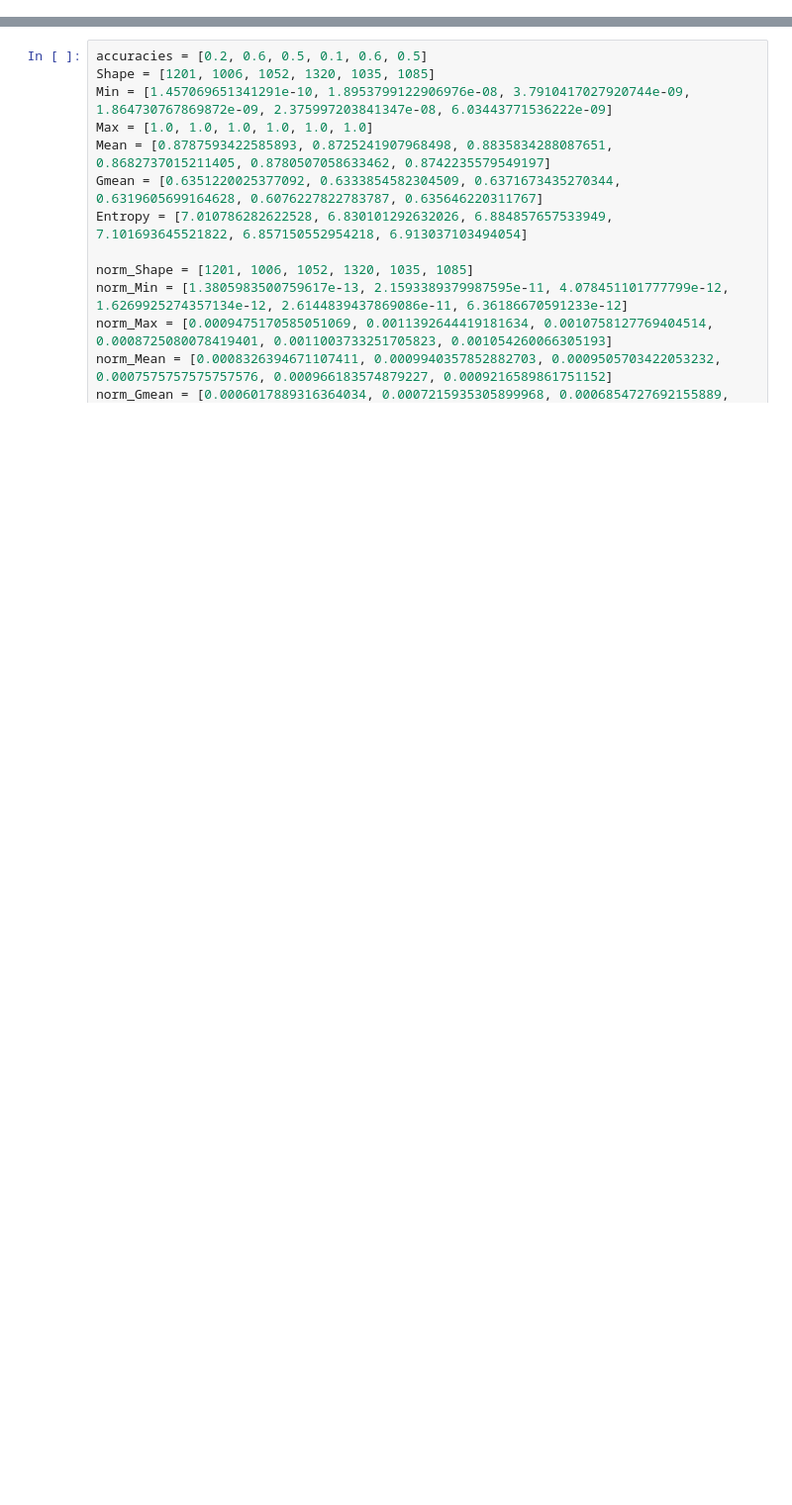
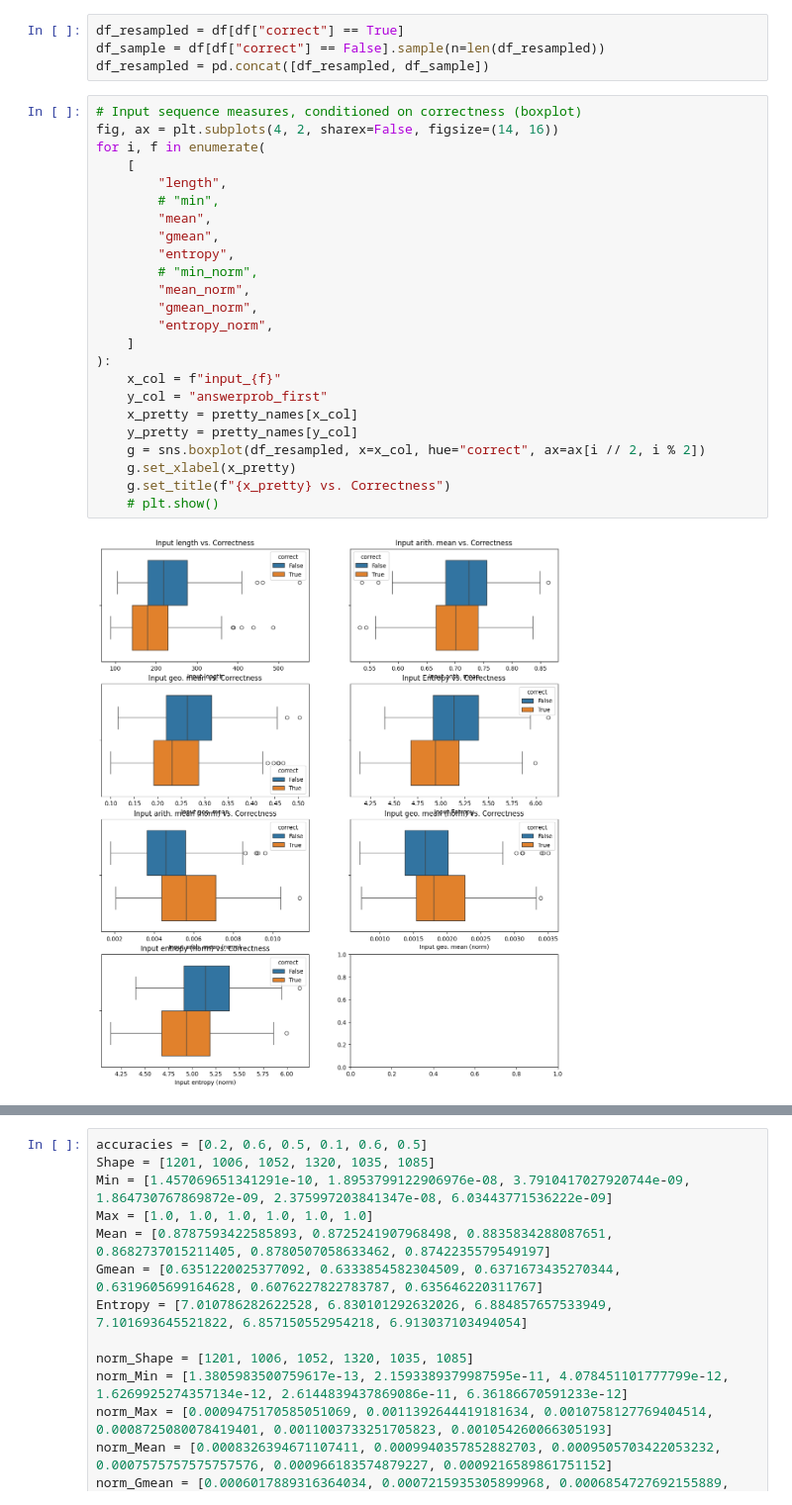
Before and after one commit to IBM/prompt-declaration-language, a Jupyter notebook: logprob_analysis.ipynb, the cells around one changed output, grey strips where cells are left out. Shown at 99% size. Cells and saved outputs as stored; diff of their text form; blank space fills up the shorter version.

```diff
--- a/logprob_analysis.ipynb
+++ b/logprob_analysis.ipynb
@@ -5,0 +344,30 @@ from scipy.stats import pearsonr
+# %%
+df_resampled = df[df["correct"] == True]
+df_sample = df[df["correct"] == False].sample(n=len(df_resampled))
+df_resampled = pd.concat([df_resampled, df_sample])
+# %%
+# Input sequence measures, conditioned on correctness (boxplot)
+fig, ax = plt.subplots(4, 2, sharex=False, figsize=(14, 16))
+for i, f in enumerate(
+    [
+        "length",
+        # "min",
+        "mean",
+        "gmean",
+        "entropy",
+        # "min_norm",
+        "mean_norm",
+        "gmean_norm",
+        "entropy_norm",
+    ]
+):
+    x_col = f"input_{f}"
+    y_col = "answerprob_first"
+    x_pretty = pretty_names[x_col]
+    y_pretty = pretty_names[y_col]
+    g = sns.boxplot(df_resampled, x=x_col, hue="correct", ax=ax[i // 2, i % 2])
+    g.set_xlabel(x_pretty)
+    g.set_title(f"{x_pretty} vs. Correctness")
+    # plt.show()
+# %% [output]
+[figure, added]
```
Also changed, not shown: parts of 23 cells of this notebook, 5 other files.
